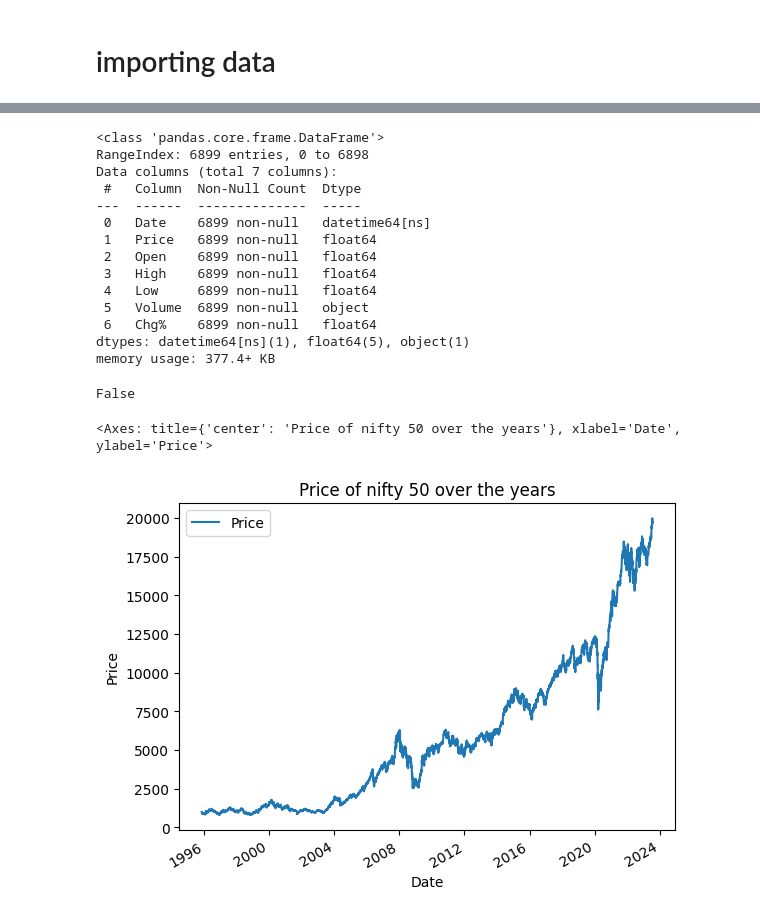
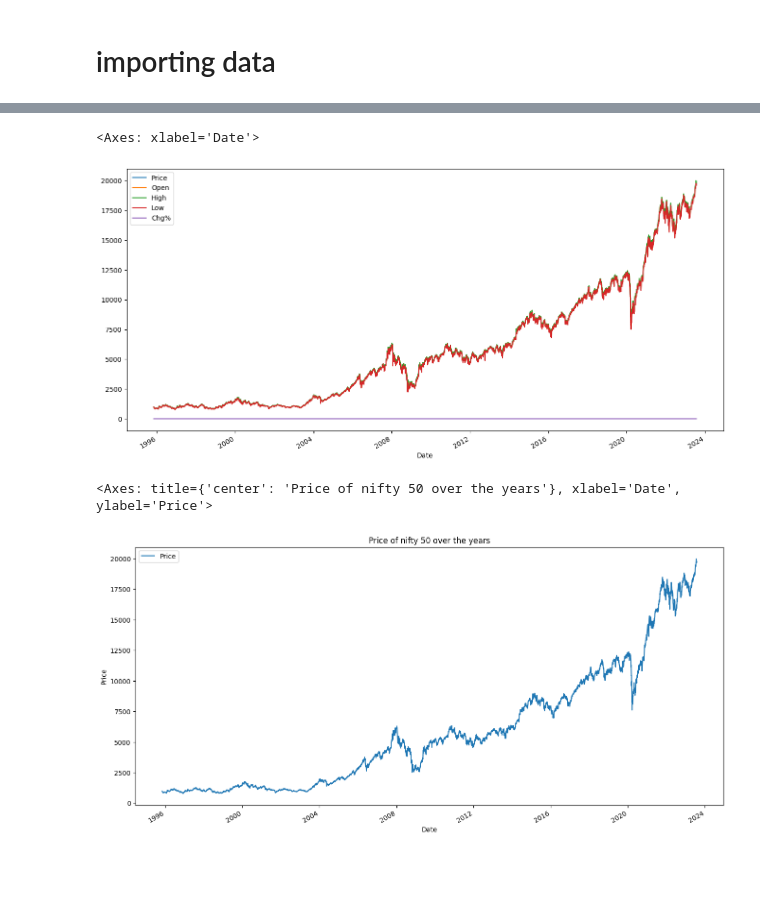
Before and after one commit to ansh2903/Market-Forecasting, a Jupyter notebook: minor project/minor project.ipynb, the cells around one changed output, grey strips where cells are left out. Drawn from its saved outputs; the diff is of its cells as text; code cells hidden in the pictures; blank space fills up the shorter version.

```diff
--- a/minor project/minor project.ipynb
+++ b/minor project/minor project.ipynb
@@ -12,4 +30,5 @@ data = pd.read_excel(r"C:\Users\ansh\Desktop\Nifty 50 Historical Data.xlsx")
 # %%
-pd.set_option('display.max_rows', None)
+pd.reset_option('display.max_rows', None)
+data = data.sort_values('Date')
 data
 # %% [output]
@@ -45,28 +48,12 @@ data.describe()
-# %%
-data.info()
-# %% [output]
-<class 'pandas.core.frame.DataFrame'>
-RangeIndex: 6899 entries, 0 to 6898
-Data columns (total 7 columns):
- #   Column  Non-Null Count  Dtype
----  ------  --------------  -----
- 0   Date    6899 non-null   datetime64[ns]
- 1   Price   6899 non-null   float64
- 2   Open    6899 non-null   float64
- 3   High    6899 non-null   float64
- 4   Low     6899 non-null   float64
- 5   Volume  6899 non-null   object
- 6   Chg%    6899 non-null   float64
-dtypes: datetime64[ns](1), float64(5), object(1)
-memory usage: 377.4+ KB
-# %%
-data.isna().any().any()
-# %% [output]
-False
+# %%
+data.plot(x = 'Date', figsize = (16, 8))
+# %% [output]
+<Axes: xlabel='Date'>
+[figure, added]
 # %%
-graph = data.plot(x = 'Date', y = 'Price', kind = 'line', title = 'Price of nifty 50 over the years', xlabel = 'Date', ylabel = 'Price')
+graph = data.plot(x = 'Date', y = 'Price', kind = 'line', title = 'Price of nifty 50 over the years', xlabel = 'Date', ylabel = 'Price', figsize = (16, 8))
 graph
 # %% [output]
 <Axes: title={'center': 'Price of nifty 50 over the years'}, xlabel='Date', ylabel='Price'>
-[figure, old version]
+[figure, new version]
 # %%
```
Also changed, not shown: parts of 55 cells of this notebook.
